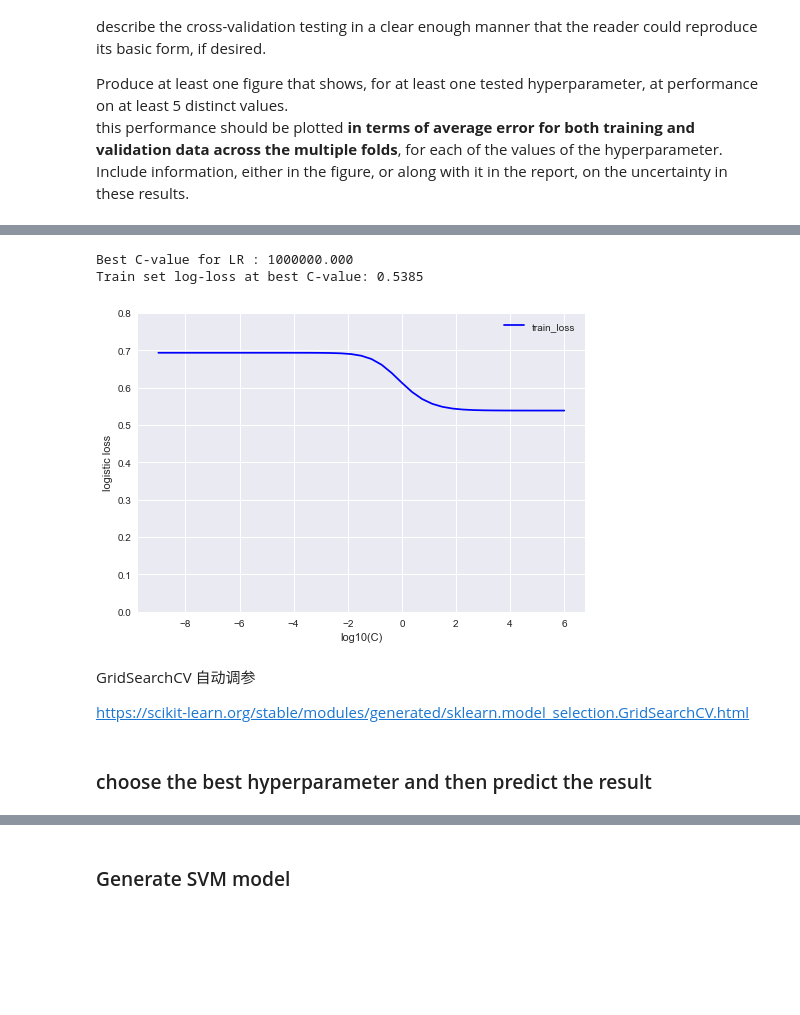
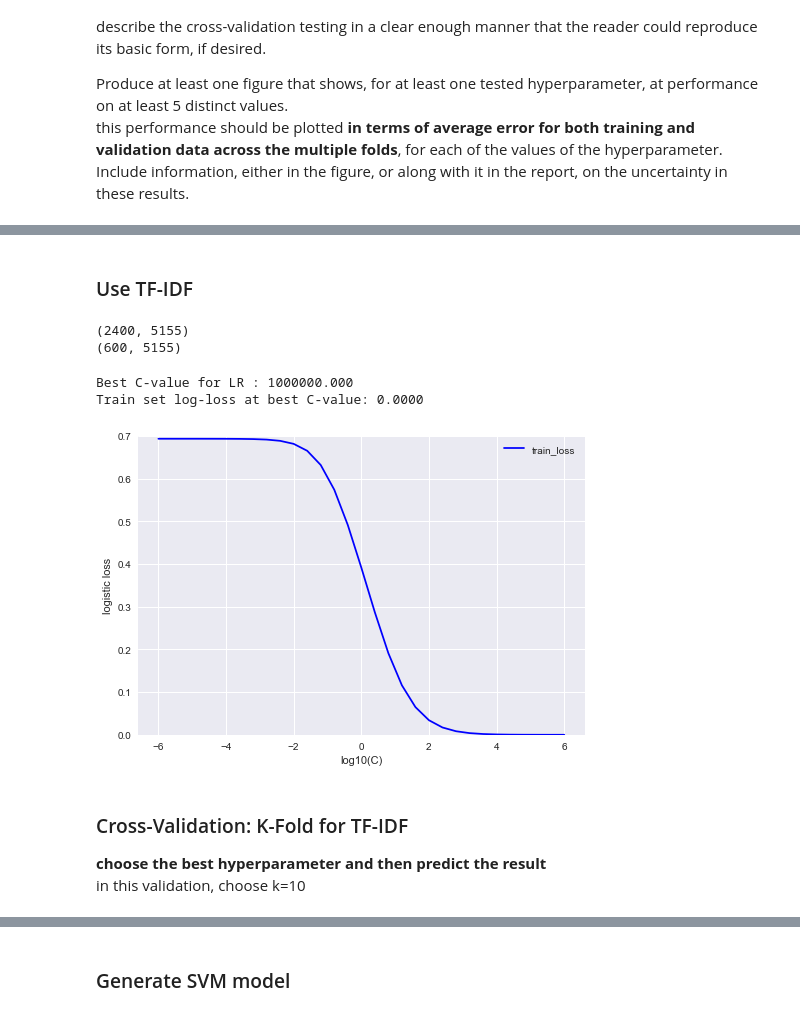
Before and after one commit to JanetLau0310/Machine-Leanrning-Project2, a Jupyter notebook: project2-part1.ipynb, the cells around one changed output, grey strips where cells are left out. Saved outputs shown, nothing was run; the diff lists cells and outputs as text; code cells hidden in the pictures; blank space fills up the shorter version.

```diff
--- a/project2-part1.ipynb
+++ b/project2-part1.ipynb
@@ -116,7 +116,7 @@ from sklearn.linear_model import LogisticRegression
 from sklearn.metrics import log_loss
 
 tr_loss_list = list()
-C_grid = np.logspace(-9, 6, 41)
+C_grid = np.logspace(-6, 6, 31)
 # Build and evaluate model for each value C
 for c in C_grid:
     lr = LogisticRegression(C=c,solver='liblinear')
@@ -125,6 +125,7 @@ for c in C_grid:
     tr_loss_list.append(log_loss(y_tr, train_proba))
 
 idx_min = tr_loss_list.index(min(tr_loss_list))
+Best_C =  C_grid[idx_min]
 # %%
 log10_C = np.log10(C_grid)
 plt.plot(log10_C,tr_loss_list, color="blue", label = "train_loss")
@@ -143,0 +147,17 @@ Train set log-loss at best C-value: 0.0160
+# %%
+from sklearn.model_selection import StratifiedKFold
+folds = StratifiedKFold(n_splits=10,random_state=1)
+scores_lr = []
+X = x_tr
+y = np.array(y_tr)
+k = 0
+for train_index, test_index in folds.split(X,y ):
+    k +=1
+    X_train, X_test = X[train_index], X[test_index]
+    y_train, y_test = y[train_index], y[test_index]
+    lr = LogisticRegression(C=Best_C,solver='liblinear')
+    lr.fit(X_train,y_train)
+    scores_lr.append(lr.score(X_test,y_test))
+    print('Fold: %s, Class dist.: %s, Acc: %.3f' % (k, np.bincount(y_train), lr.score(X_test,y_test)))
+
+print('\nCross-Validation accuracy: %.3f +/- %.3f' % (np.mean(scores_lr), np.std(scores_lr)))
@@ -144,19 +177,24 @@ Train set log-loss at best C-value: 0.0160
+# %% [markdown]
+### Use TF-IDF
 # %%
-from sklearn.feature_extraction.text import TfidfVectorizer as TFIV
-tfv = TFIV(min_df=3,  max_features=None,
-        strip_accents='unicode', analyzer='word',token_pattern=r'\w{1,}',
-        ngram_range=(2,4), use_idf=1,smooth_idf=1,sublinear_tf=1,
-        stop_words = 'english')
-
+from sklearn.feature_extraction.text import TfidfVectorizer
+tfidf_vec = TfidfVectorizer()
 X_all = tr_text_list + te_text_list # Combine both to fit the TFIDF vectorization.
-tfv.fit(X_all)
-X_all = tfv.transform(X_all)
+tfidf_vec.fit(X_all)
+X_all = tfidf_vec.transform(X_all)
 
 X_tf_train = X_all[:train_len] # Separate back into training and test sets.
 X_tf_test = X_all[train_len:]
+
+print(X_tf_train.shape)
+print(X_tf_test.shape)
+#for i in range(0,len(sent_tf_vec)):
+# %% [output]
+(2400, 5155)
+(600, 5155)
 # %%
 tr_loss_list = list()
-C_grid = np.logspace(-9, 6, 41)
+C_grid = np.logspace(-6, 6, 31)
 # Build and evaluate model for each value C
 for c in C_grid:
     lr = LogisticRegression(C=c,solver='liblinear')
@@ -165,21 +203,18 @@ for c in C_grid:
     tr_loss_list.append(log_loss(y_tr, train_proba))
 
 idx_min = tr_loss_list.index(min(tr_loss_list))
+Best_tf_C =  C_grid[idx_min]
 # %%
 log10_C = np.log10(C_grid)
 plt.plot(log10_C,tr_loss_list, color="blue", label = "train_loss")
 plt.xlabel('log10(C)');
 plt.ylabel('logistic loss');
-plt.ylim([0.0, 0.8]);
+plt.ylim([0.0, 0.7]);
 plt.legend(loc='upper right')
 
 print("Best C-value for LR : %.3f" %  C_grid[idx_min])
 print("Train set log-loss at best C-value: %.4f" % min(tr_loss_list))
 # %% [output]
 Best C-value for LR : 1000000.000
-Train set log-loss at best C-value: 0.5385
+Train set log-loss at best C-value: 0.0000
-[figure, old version]
+[figure, new version]
-# %% [markdown]
-GridSearchCV  自动调参
-
-https://scikit-learn.org/stable/modules/generated/sklearn.model_selection.GridSearchCV.html
@@ -200,2 +221,4 @@ model_LR.fit(X,y_tr) # Fit the model.
 # %% [markdown]
-### choose the best hyperparameter and then predict the result
+### Cross-Validation: K-Fold for TF-IDF
+__choose the best hyperparameter and then predict the result__<br>
+in this validation, choose k=10
```
Also changed, not shown: parts of 42 cells of this notebook, 4 other files.
